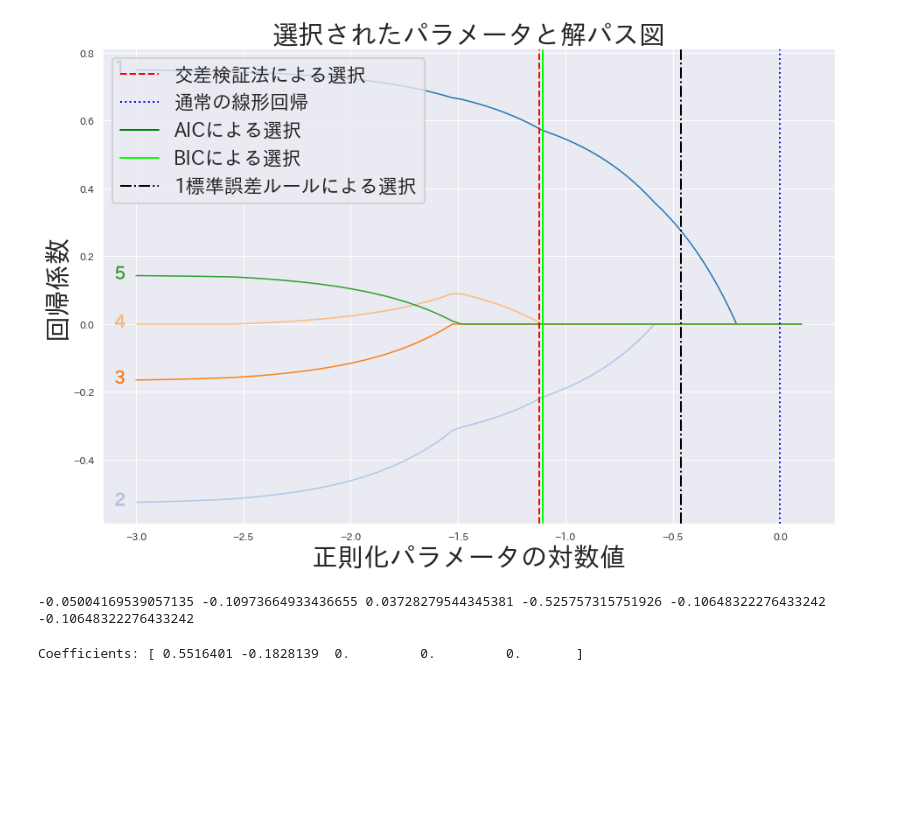
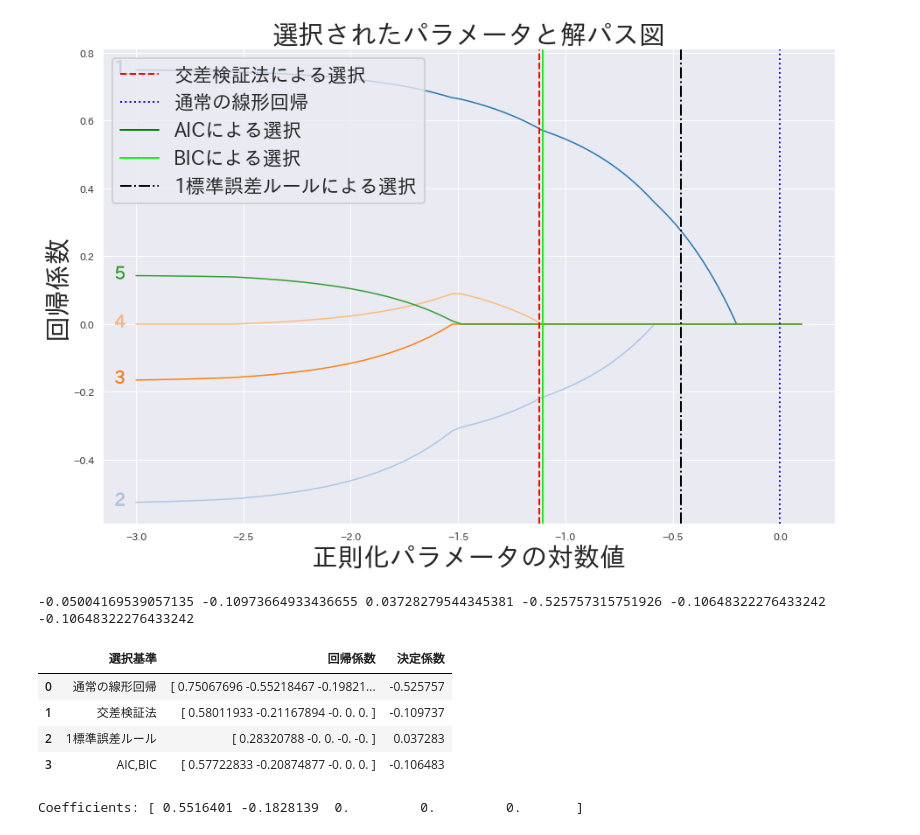
Before and after one commit to hacarus/codezine-sparse-modeling, a Jupyter notebook: 3/vol3.ipynb, the cells around one changed output. Cells and saved outputs as stored; diff of their text form; code cells hidden in the pictures; blank space fills up the shorter version.

```diff
--- a/3/vol3.ipynb
+++ b/3/vol3.ipynb
@@ -239,6 +239,22 @@ bicR = r2_score(y_test, y_pred_bic)
 print(modelcdR,modelcdcvR,oseR,linR,aicR,bicR)
 # %% [output]
 -0.05004169539057135 -0.10973664933436655 0.03728279544345381 -0.525757315751926 -0.10648322276433242 -0.10648322276433242
+# %%
+#回帰係数と決定係数のまとめ
+#1標準語差ルールの回帰係数と決定係数は書籍と値が異なる
+# こちらが正しい値
+selection_criteria = ['通常の線形回帰', '交差検証法', '1標準誤差ルール', 'AIC,BIC']
+coefs = [lin.coef_,  cd_model_cv.coef_,ose_lasso.coef_,aic_lasso.coef_]
+R2 = [linR, modelcdcvR, oseR, aicR]
+summary_df = pd.DataFrame({'選択基準':selection_criteria, '回帰係数':coefs, '決定係数':R2})
+d1 = dict(selector=".col2", props=[('min-width', '100px')])
+summary_df.style.set_table_styles([d1])
+# %% [output]
+|  | 選択基準 | 回帰係数 | 決定係数 |
+| 0 | 通常の線形回帰 | [ 0.75067696 -0.55218467 -0.19821... | -0.525757 |
+| 1 | 交差検証法 | [ 0.58011933 -0.21167894 -0. 0. 0. ] | -0.109737 |
+| 2 | 1標準誤差ルール | [ 0.28320788 -0. 0. -0. -0. ] | 0.037283 |
+| 3 | AIC,BIC | [ 0.57722833 -0.20874877 -0. 0. 0. ] | -0.106483 |
 # %%
 model_for_solution = linear_model.Lasso(alpha=10**-1)
 model_for_solution.fit(X_train,y_train)
```
Also changed, not shown: parts of 1 cell of this notebook.
